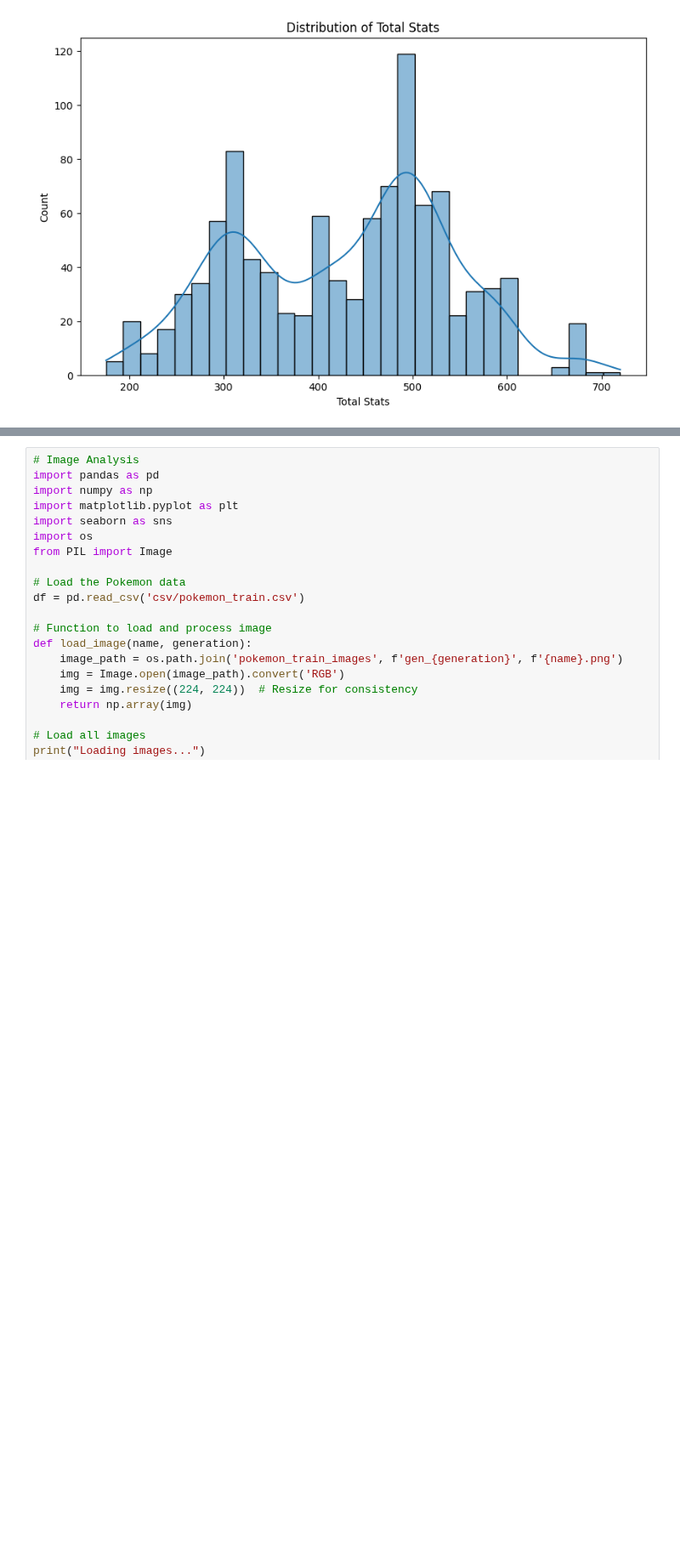
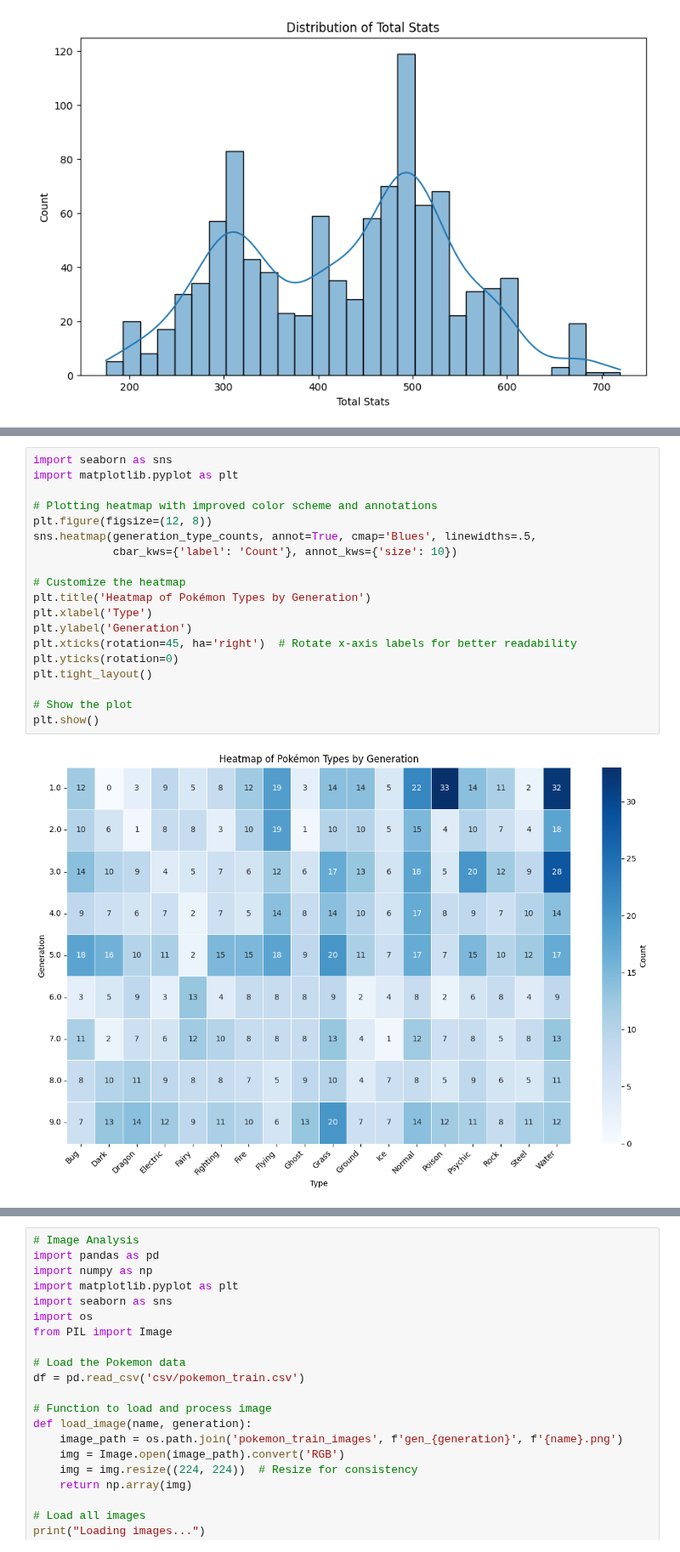
Before and after one commit to marvin-chen/cos-independent-work, a Jupyter notebook: eda.ipynb, the cells around one changed output, grey strips where cells are left out. Shown at 85% size. Drawn from its saved outputs; the diff is of its cells as text; blank space fills up the shorter version.

```diff
--- a/eda.ipynb
+++ b/eda.ipynb
@@ -187,0 +251,21 @@ plt.show()
+# %%
+import seaborn as sns
+import matplotlib.pyplot as plt
+
+# Plotting heatmap with improved color scheme and annotations
+plt.figure(figsize=(12, 8))
+sns.heatmap(generation_type_counts, annot=True, cmap='Blues', linewidths=.5,
+            cbar_kws={'label': 'Count'}, annot_kws={'size': 10})
+
+# Customize the heatmap
+plt.title('Heatmap of Pokémon Types by Generation')
+plt.xlabel('Type')
+plt.ylabel('Generation')
+plt.xticks(rotation=45, ha='right')  # Rotate x-axis labels for better readability
+plt.yticks(rotation=0)
+plt.tight_layout()
+
+# Show the plot
+plt.show()
+# %% [output]
+[figure, added]
```
Also changed, not shown: parts of 6 cells of this notebook, 2 other files.
